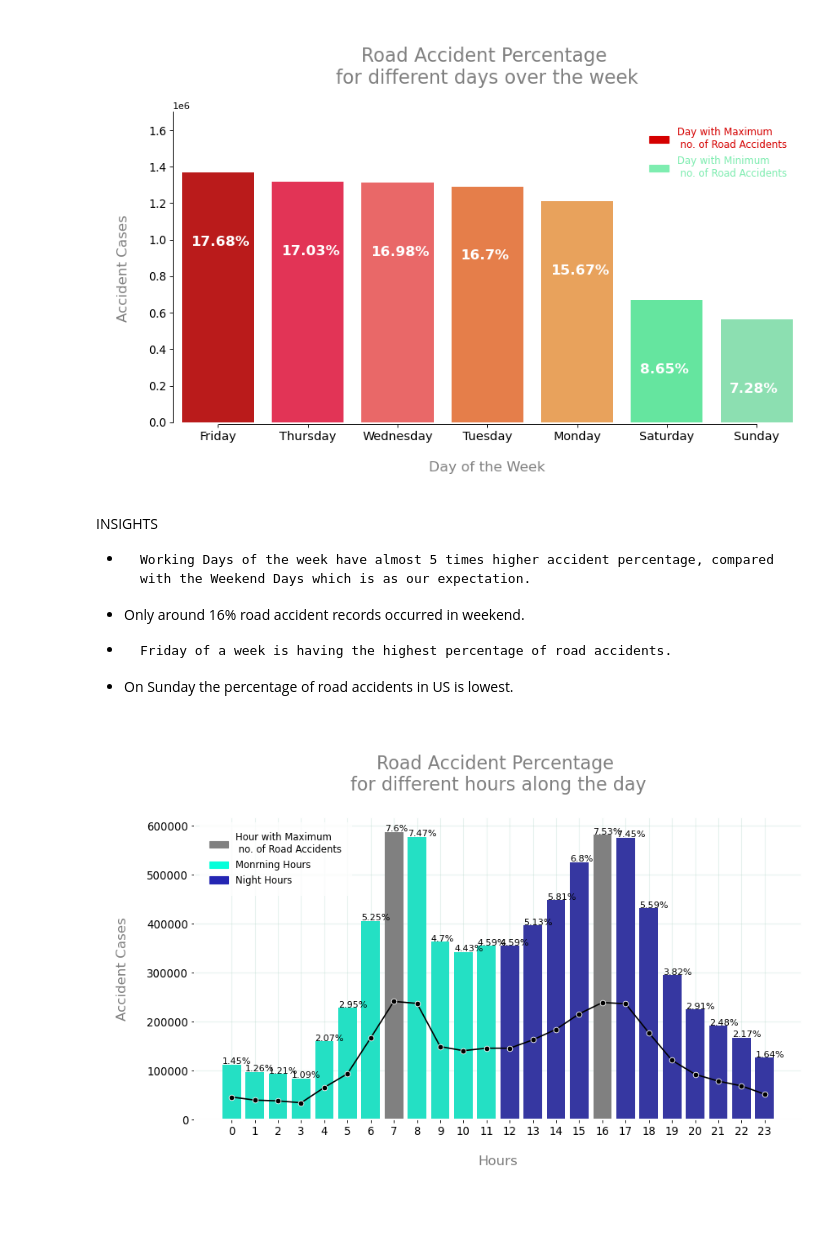
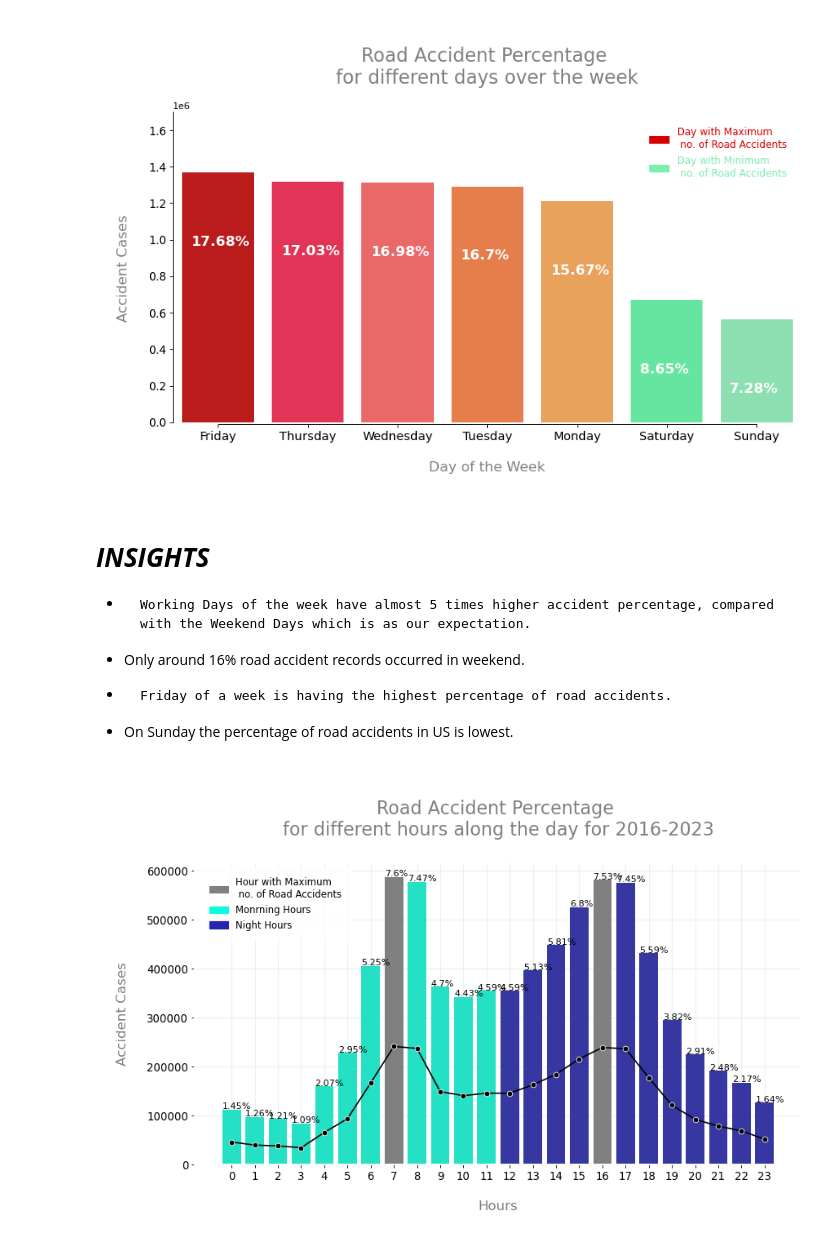
Before and after one commit to humbleOldSage/EDA-for-US-Accident-Data, a Jupyter notebook: us-accident-analysis.ipynb, the cells around one changed output. Saved outputs shown, nothing was run; the diff lists cells and outputs as text; code cells hidden in the pictures; blank space fills up the shorter version.

```diff
--- a/us-accident-analysis.ipynb
+++ b/us-accident-analysis.ipynb
@@ -701,7 +658,7 @@ ax.legend(handles=[MA, MI], prop={'size': 10.5}, loc='best', borderpad=1, edgeco
 # %% [output]
 [figure]
 # %% [markdown]
-INSIGHTS
+# ***INSIGHTS***
 
 *     Working Days of the week have almost 5 times higher accident percentage, compared with the Weekend Days which is as our expectation.
 *   Only around 16% road accident records occurred in weekend.
@@ -732,34 +689,34 @@ ax1 = ax.twinx()
 sns.lineplot(data = hour_df, marker='o', x='Hours', y='Cases', color = 'black', alpha = 1)
 
 total = df.shape[0]
 for i in ax.patches:
     ax.text(i.get_x(), i.get_height()+1000, \
             str(round((i.get_height()/total)*100, 2))+'%', fontsize=10,
                 color='black')
 
 plt.ylim(1000, 1500000)
-plt.title('\nRoad Accident Percentage \nfor different hours along the day\n', size=20, color='grey')
+plt.title('\nRoad Accident Percentage \nfor different hours along the day for 2016-2023\n', size=20, color='grey')
 
 ax1.axes.yaxis.set_visible(False)
 ax.set_xlabel('\nHours\n', fontsize=15, color='grey')
 ax.set_ylabel('\nAccident Cases\n', fontsize=15, color='grey')
 
 for i in ['bottom', 'top', 'left', 'right']:
     ax.spines[i].set_color('white')
     ax.spines[i].set_linewidth(1.5)
     ax1.spines[i].set_color('white')
     ax1.spines[i].set_linewidth(1.5)
 
 ax.set_axisbelow(True)
 ax.grid(color='#b2d6c7', linewidth=1, alpha=.3)
 ax.tick_params(axis='both', which='major', labelsize=12)
 
 MA = mpatches.Patch(color='grey', label='Hour with Maximum\n no. of Road Accidents')
 MO = mpatches.Patch(color='#05ffda', label='Monrning Hours')
 NI = mpatches.Patch(color='#2426b3', label='Night Hours')
 
 ax.legend(handles=[MA, MO, NI], prop={'size': 10.5}, loc='upper left', borderpad=1, edgecolor='white');
 # %% [output]
-[figure, old version]
+[figure, new version]
 # %% [markdown]
 
```
Also changed, not shown: parts of 24 cells of this notebook.
